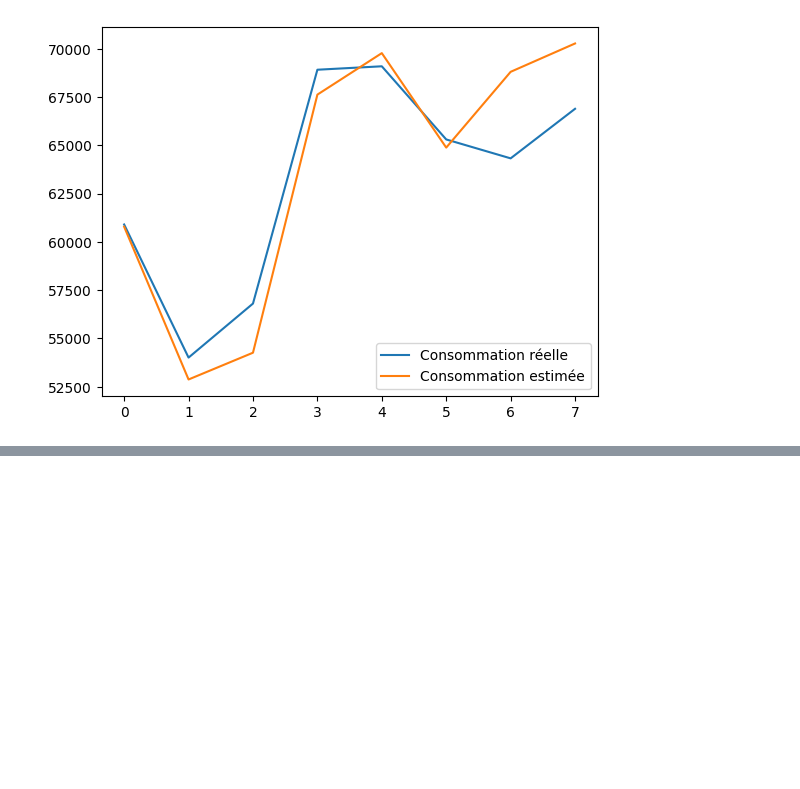
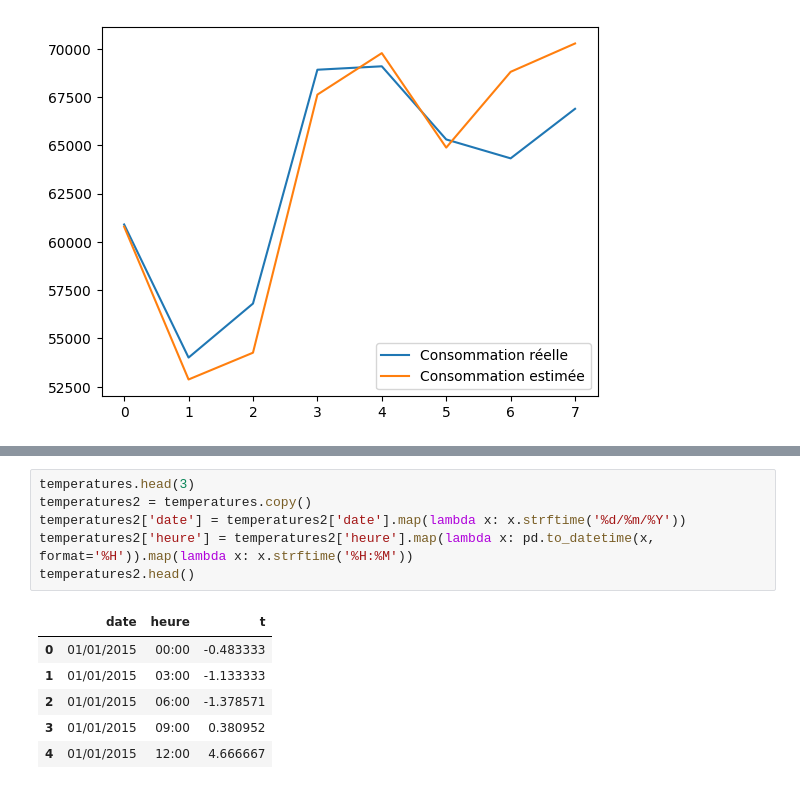
Before and after one commit to baudu69/ProjetBI, a Jupyter notebook: BI.ipynb, the cells around one changed output, grey strips where cells are left out. Drawn from its saved outputs; the diff is of its cells as text; blank space fills up the shorter version.

```diff
--- a/BI.ipynb
+++ b/BI.ipynb
@@ -354,0 +370,13 @@ testDate('03/02/15', model_load)
+# %%
+temperatures.head(3)
+temperatures2 = temperatures.copy()
+temperatures2['date'] = temperatures2['date'].map(lambda x: x.strftime('%d/%m/%Y'))
+temperatures2['heure'] = temperatures2['heure'].map(lambda x: pd.to_datetime(x, format='%H')).map(lambda x: x.strftime('%H:%M'))
+temperatures2.head()
+# %% [output]
+|  | date | heure | t |
+| 0 | 01/01/2015 | 00:00 | -0.483333 |
+| 1 | 01/01/2015 | 03:00 | -1.133333 |
+| 2 | 01/01/2015 | 06:00 | -1.378571 |
+| 3 | 01/01/2015 | 09:00 | 0.380952 |
+| 4 | 01/01/2015 | 12:00 | 4.666667 |
```
Also changed, not shown: parts of 4 cells of this notebook, 10 other files.
